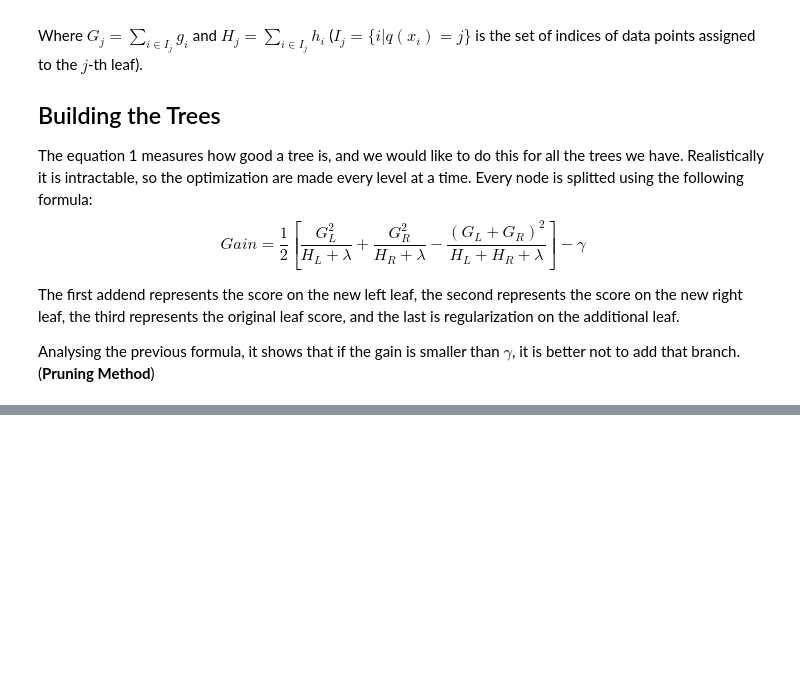
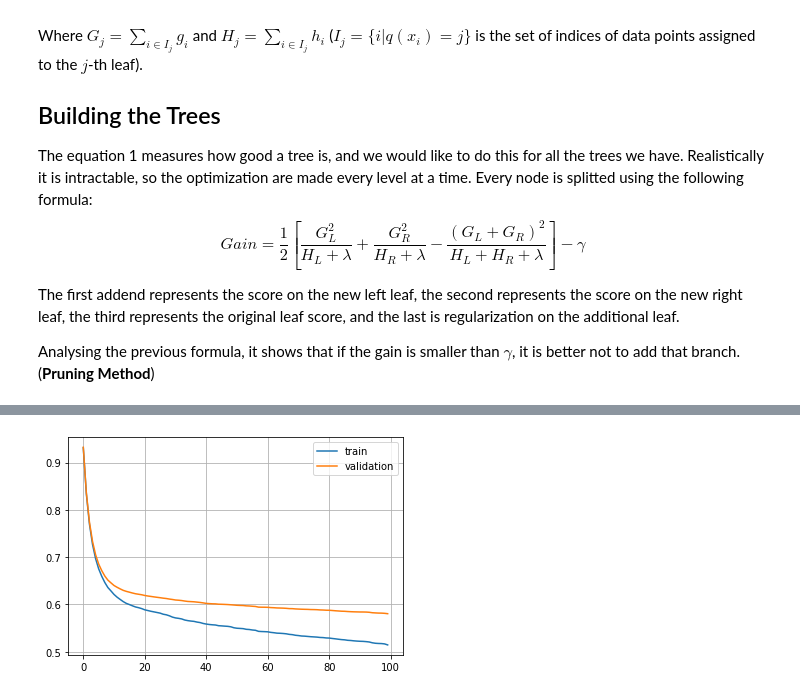
Before and after one commit to Wronsmin/ML_Project, a Jupyter notebook: src/XGB_SVM.ipynb, the cells around one changed output, grey strips where cells are left out. Drawn from its saved outputs; the diff is of its cells as text; code cells hidden in the pictures; blank space fills up the shorter version.

Commit message:
Added the results

```diff
--- a/src/XGB_SVM.ipynb
+++ b/src/XGB_SVM.ipynb
@@ -244,0 +249,4 @@ Analysing the previous formula, it shows that if the gain is smaller than $\gamm
+# %%
+model = xgb.XGBClassifier(tree_method='gpu_hist')
+
+model.fit(X=X_train, y=y_train, eval_set=[(X_train, y_train), (X_val,y_val)], verbose=0)
@@ -244,0 +264,10 @@ Analysing the previous formula, it shows that if the gain is smaller than $\gamm
+# %%
+results = model.evals_result()
+# plot learning curves
+plt.plot(results['validation_0']['mlogloss'], label='train')
+plt.plot(results['validation_1']['mlogloss'], label='validation')
+# show the legend
+plt.legend()
+plt.grid()
+# %% [output]
+[figure, added]
```
Also changed, not shown: parts of 21 cells of this notebook.
